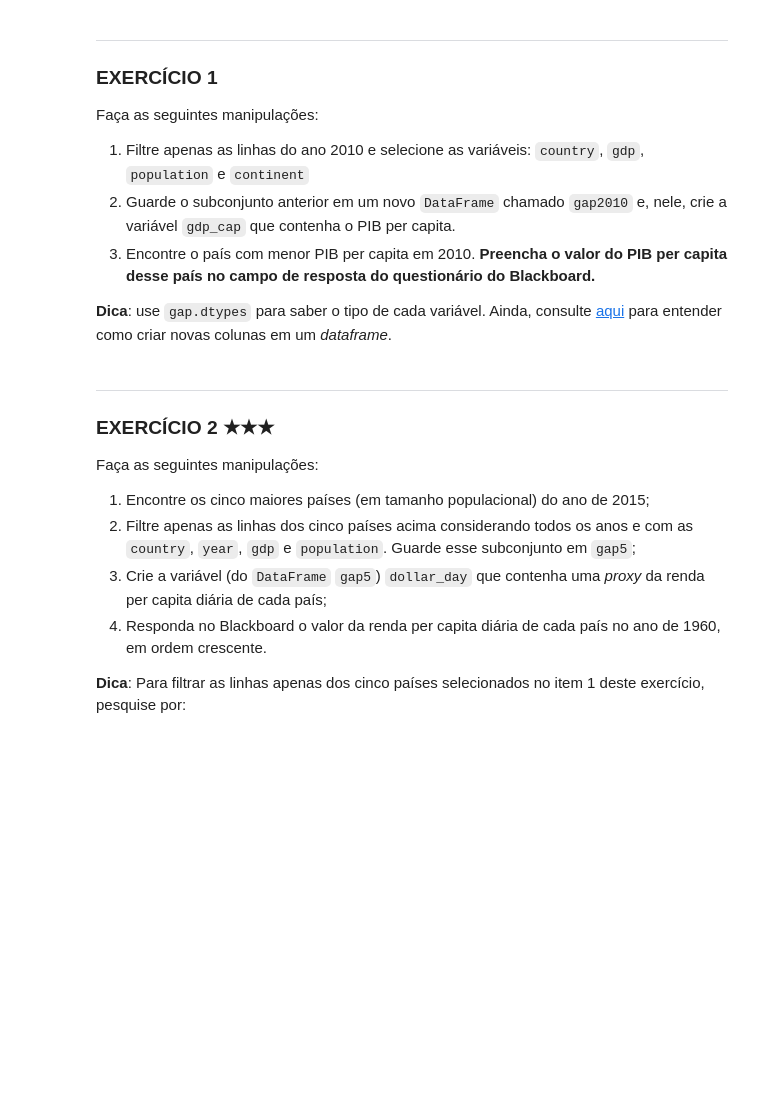
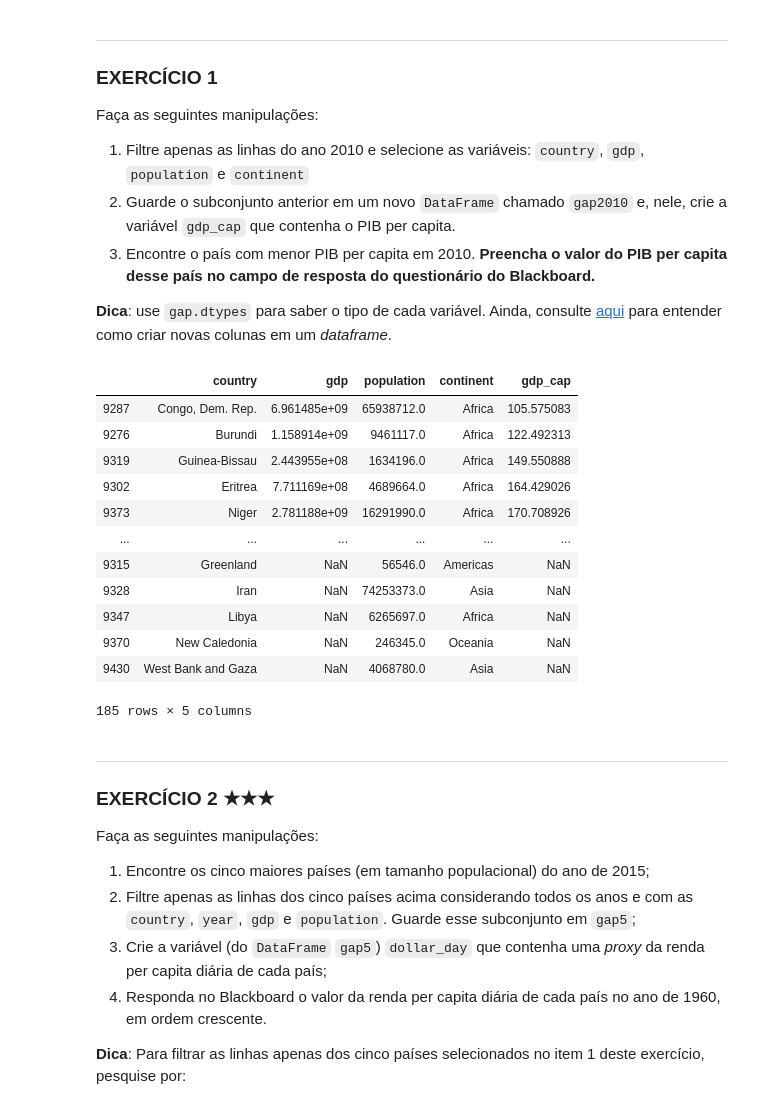
Before and after one commit to jeansilas/CD20-2, a Jupyter notebook: aula01/Aula01_Exercicios_ExploratoriaManipularDF.ipynb, the cells around one changed output. Drawn from its saved outputs; the diff is of its cells as text; code cells hidden in the pictures; blank space fills up the shorter version.

```diff
--- a/aula01/Aula01_Exercicios_ExploratoriaManipularDF.ipynb
+++ b/aula01/Aula01_Exercicios_ExploratoriaManipularDF.ipynb
@@ -74,3 +83,22 @@ Faça as seguintes manipulações:
+# %%
+# Coloque seu código aqui...
+gap2010 = gap.loc[gap["year"] == 2010, ['country','gdp','population','continent']]
+gap2010['gdp_cap'] = gap2010['gdp']/gap2010['population']
+gap2010.sort_values(by= 'gdp_cap', ascending = True)
+# %% [output]
+|  | country | gdp | population | continent | gdp_cap |
+| 9287 | Congo, Dem. Rep. | 6.961485e+09 | 65938712.0 | Africa | 105.575083 |
+| 9276 | Burundi | 1.158914e+09 | 9461117.0 | Africa | 122.492313 |
+| 9319 | Guinea-Bissau | 2.443955e+08 | 1634196.0 | Africa | 149.550888 |
+| 9302 | Eritrea | 7.711169e+08 | 4689664.0 | Africa | 164.429026 |
+| 9373 | Niger | 2.781188e+09 | 16291990.0 | Africa | 170.708926 |
+| ... | ... | ... | ... | ... | ... |
+| 9315 | Greenland | NaN | 56546.0 | Americas | NaN |
+| 9328 | Iran | NaN | 74253373.0 | Asia | NaN |
+| 9347 | Libya | NaN | 6265697.0 | Africa | NaN |
+| 9370 | New Caledonia | NaN | 246345.0 | Oceania | NaN |
+| 9430 | West Bank and Gaza | NaN | 4068780.0 | Asia | NaN |
+185 rows × 5 columns
 # %% [markdown]
 <div id="ex2"></div>
 
```
Also changed, not shown: parts of 6 cells of this notebook, 3 other files.
